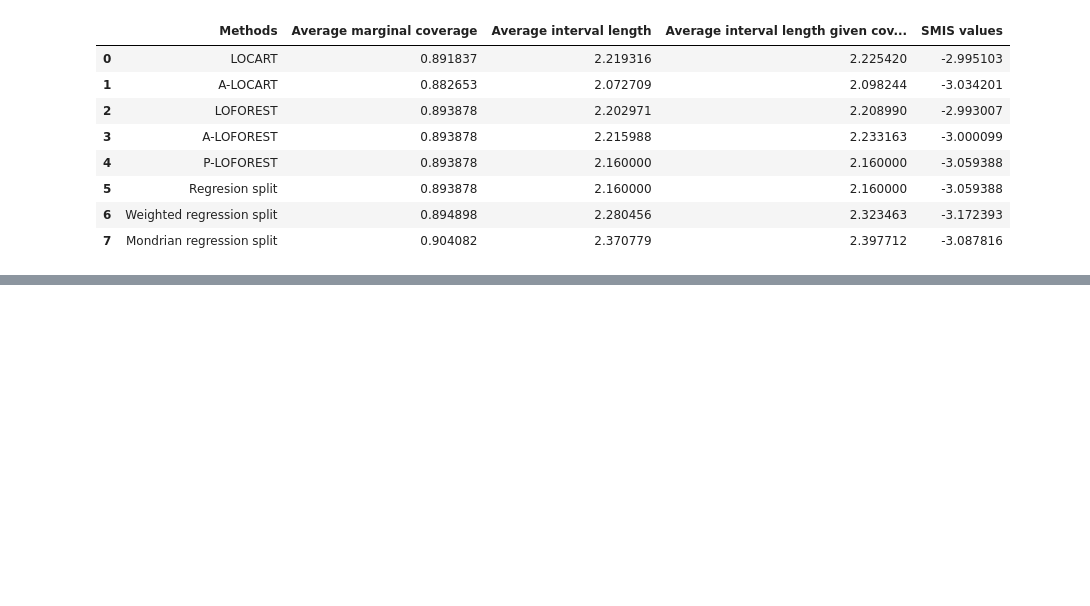
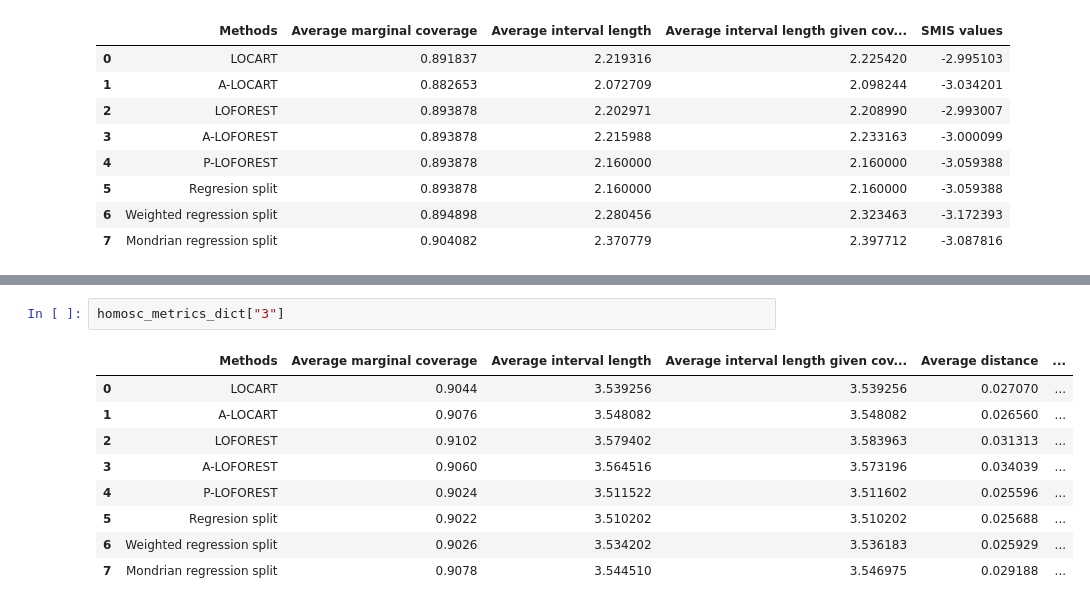
Before and after one commit to Monoxido45/CSI, a Jupyter notebook: experiments/loforest.ipynb, the cells around one changed output, grey strips where cells are left out. Saved outputs shown, nothing was run; the diff lists cells and outputs as text; blank space fills up the shorter version.

```diff
--- a/experiments/loforest.ipynb
+++ b/experiments/loforest.ipynb
@@ -2016,0 +2313,12 @@ winewhite
+# %%
+homosc_metrics_dict["3"]
+# %% [output]
+|  | Methods | Average marginal coverage | Average interval length | Average interval length given cov... | Average distance | ... |
+| 0 | LOCART | 0.9044 | 3.539256 | 3.539256 | 0.027070 | ... |
+| 1 | A-LOCART | 0.9076 | 3.548082 | 3.548082 | 0.026560 | ... |
+| 2 | LOFOREST | 0.9102 | 3.579402 | 3.583963 | 0.031313 | ... |
+| 3 | A-LOFOREST | 0.9060 | 3.564516 | 3.573196 | 0.034039 | ... |
+| 4 | P-LOFOREST | 0.9024 | 3.511522 | 3.511602 | 0.025596 | ... |
+| 5 | Regresion split | 0.9022 | 3.510202 | 3.510202 | 0.025688 | ... |
+| 6 | Weighted regression split | 0.9026 | 3.534202 | 3.536183 | 0.025929 | ... |
+| 7 | Mondrian regression split | 0.9078 | 3.544510 | 3.546975 | 0.029188 | ... |
```
Also changed, not shown: parts of 56 cells of this notebook.
